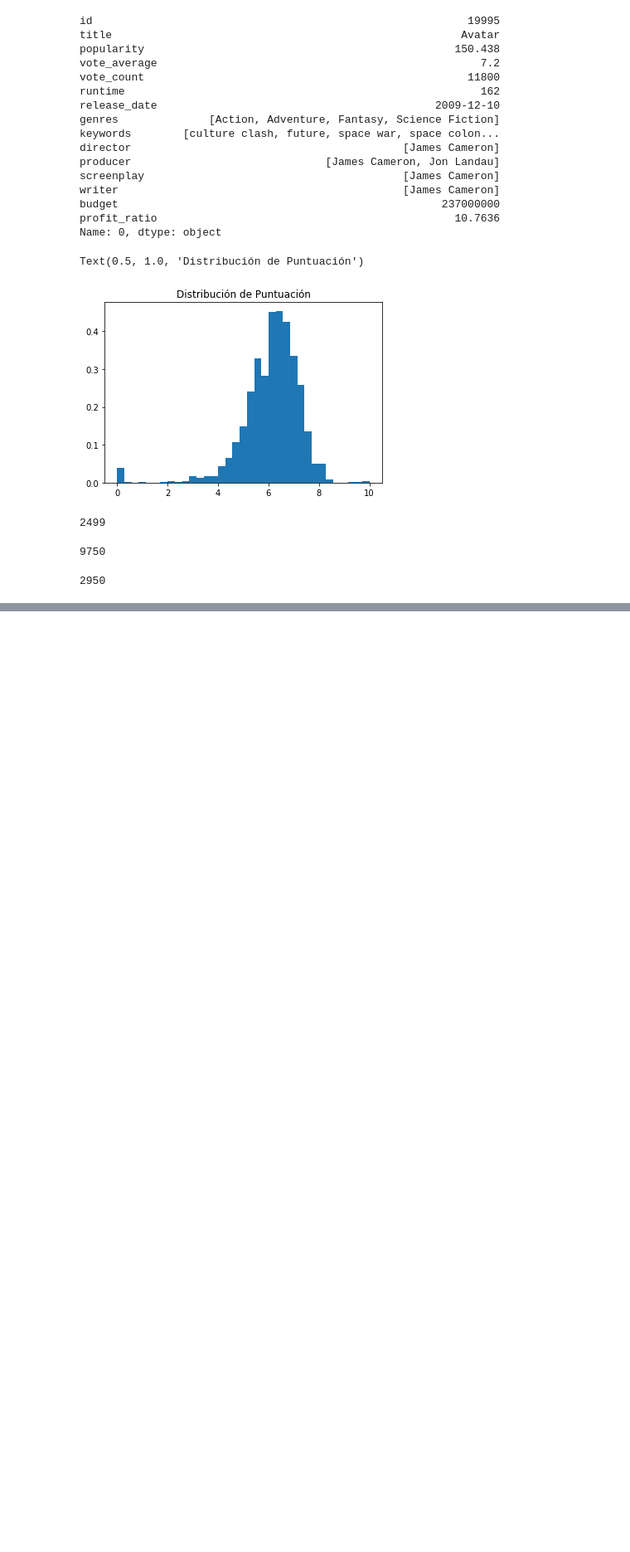
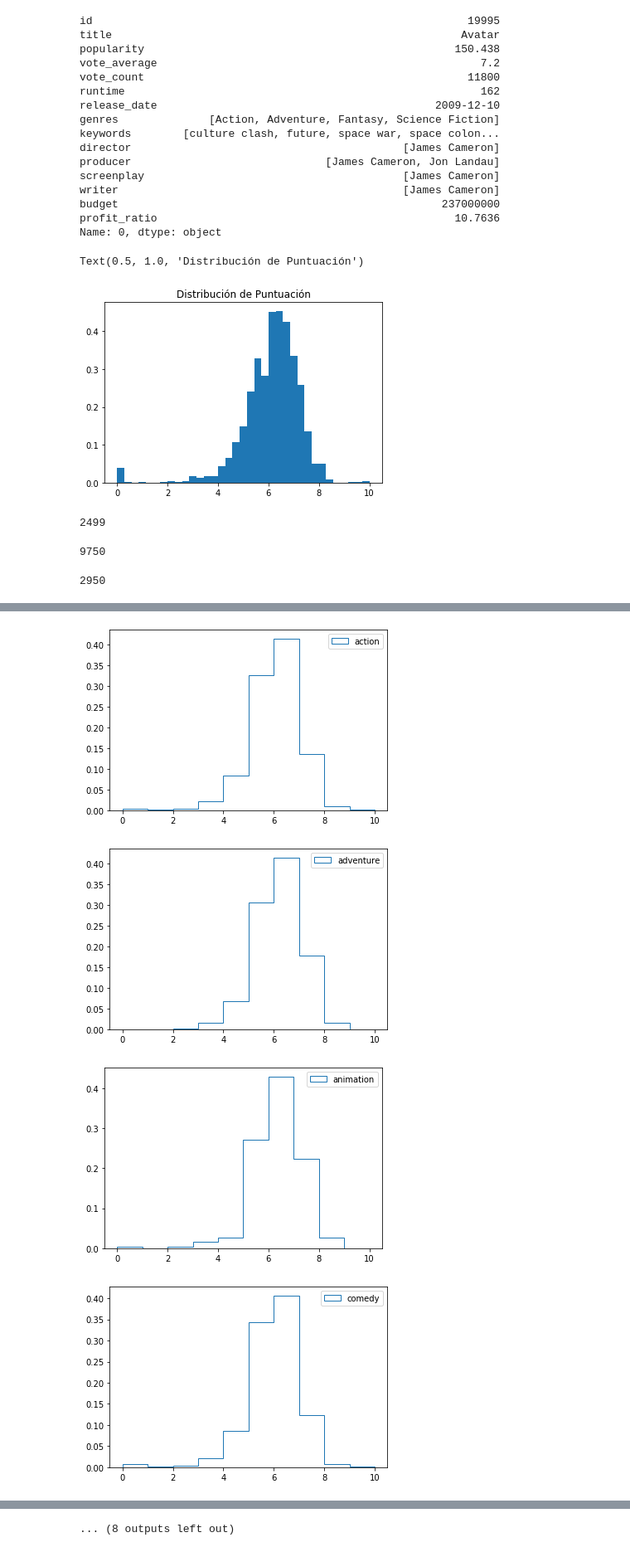
Before and after one commit to flgomezc/nlp, a Jupyter notebook: 01 word counting.ipynb, the cells around one changed output, grey strips where cells are left out. Shown at 83% size. Drawn from its saved outputs; the diff is of its cells as text; code cells hidden in the pictures; blank space fills up the shorter version.

```diff
--- a/01 word counting.ipynb
+++ b/01 word counting.ipynb
@@ -108,0 +260,16 @@ df["genres_str"] =
+# %%
+x_scale = np.linspace(0,10,11)
+
+for i in cols:
+    fig = plt.figure()
+    index = data_dtm[i][ data_dtm[i]> 0].index
+    plt.hist(data_dtm[i][index] * df.vote_average[index],
+             density=True,
+             histtype="step",
+             label=i, bins=x_scale)
+    plt.legend(loc=0)
+# %% [output]
+[figure, added]
+[figure, added]
+[figure, added]
+[figure, added]
@@ -108,0 +284 @@ df["genres_str"] =
+... (8 outputs left out)
```
Also changed, not shown: parts of 38 cells of this notebook.
